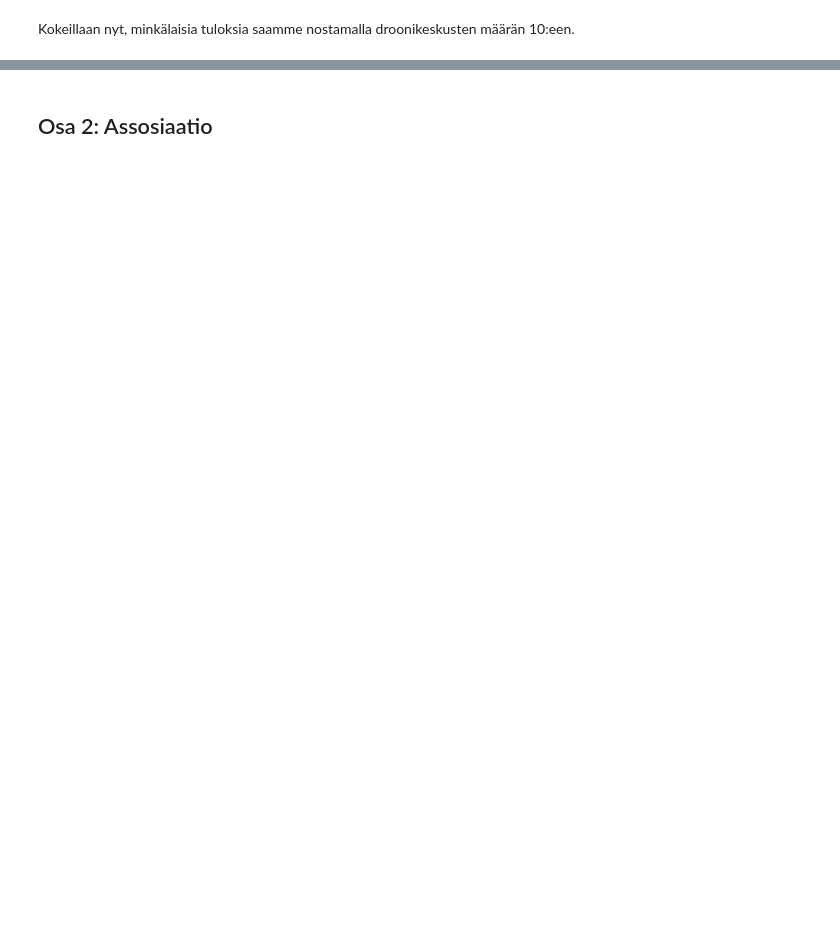
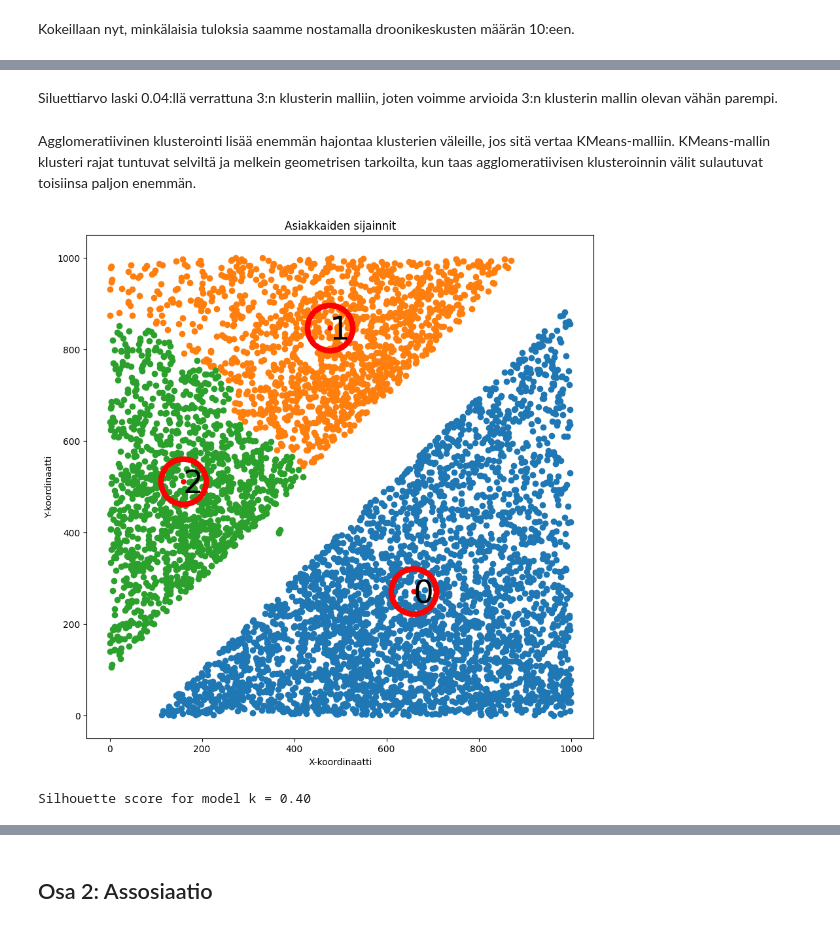
Before and after one commit to kassu11/machine-learning-AMK, a Jupyter notebook: Clustering_and_association_rule_mining/Clustering_and_association.ipynb, the cells around one changed output, grey strips where cells are left out. Saved outputs shown, nothing was run; the diff lists cells and outputs as text; code cells hidden in the pictures; blank space fills up the shorter version.

```diff
--- a/Clustering_and_association_rule_mining/Clustering_and_association.ipynb
+++ b/Clustering_and_association_rule_mining/Clustering_and_association.ipynb
@@ -144,0 +163,35 @@ Graafista löytyy nyt 10 droonikeskusta ja niiden palvelemat asiakkaat. Kun käy
+# %% [markdown]
+Siluettiarvo laski 0.04:llä verrattuna 3:n klusterin malliin, joten voimme arvioida 3:n klusterin mallin olevan vähän parempi.
+# %% [markdown]
+Agglomeratiivinen klusterointi lisää enemmän hajontaa klusterien väleille, jos sitä vertaa KMeans-malliin. KMeans-mallin klusteri rajat tuntuvat selviltä ja melkein geometrisen tarkoilta, kun taas agglomeratiivisen klusteroinnin välit sulautuvat toisiinsa paljon enemmän.
+# %%
+from sklearn.cluster import AgglomerativeClustering
+
+n = 3
+model_a = AgglomerativeClustering(n_clusters=n)
+model_a.fit(df_cust)
+
+plt.figure(figsize=(10, 10))
+for i in range(n):
+    plt.scatter(df_cust['x'][model_a.labels_ == i], df_cust['y'][model_a.labels_ == i])
+
+a_centers = np.zeros((n, 2))
+for i in range(n):
+    x_mean = np.mean(df_cust['x'][model_a.labels_ == i])
+    y_mean = np.mean(df_cust['y'][model_a.labels_ == i])
+    a_centers[i][0] = x_mean
+    a_centers[i][1] = y_mean + 25
+    plt.text(x_mean, y_mean, i, fontsize=35)
+
+plt.scatter(a_centers[:, 0], a_centers[:, 1], color="red", linewidths=50)
+plt.title('Asiakkaiden sijainnit')
+plt.xlabel('X-koordinaatti')
+plt.ylabel('Y-koordinaatti')
+plt.show()
+# %% [output]
+[figure, added]
+# %%
+labels_a = model_a.labels_
+print('Silhouette score for model k = %.2f' % silhouette_score(df_cust, labels_a))
+# %% [output]
+Silhouette score for model k = 0.40
```
Also changed, not shown: parts of 42 cells of this notebook.
